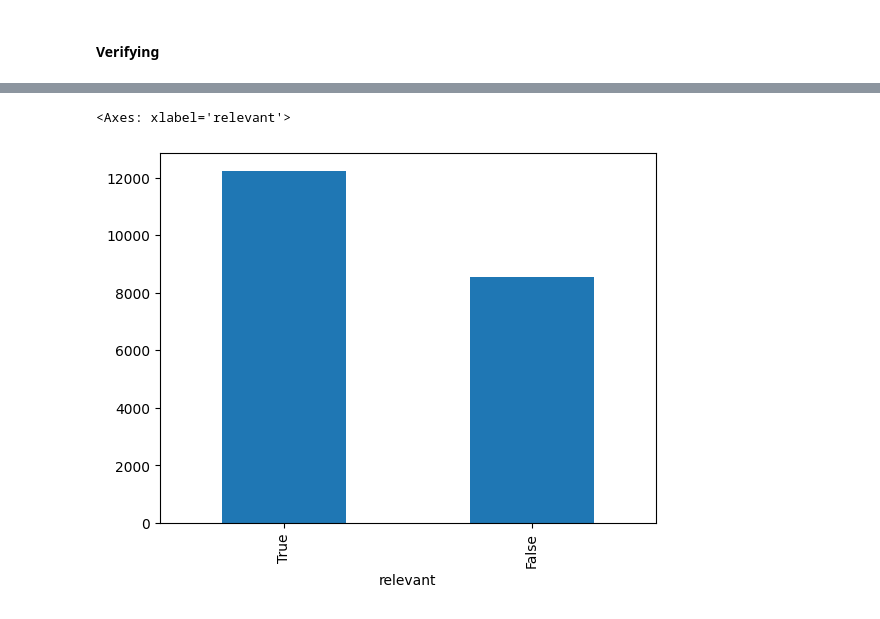
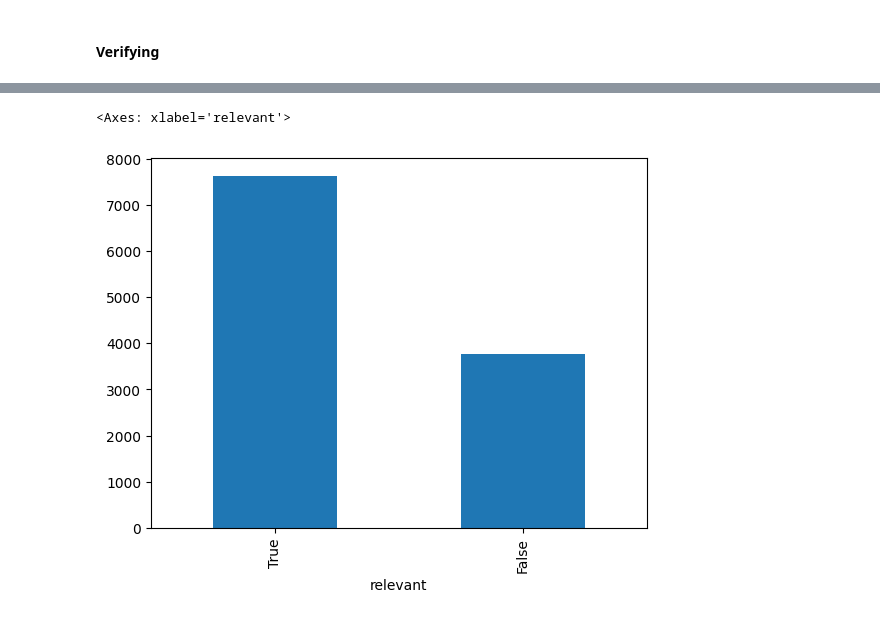
Before and after one commit to dhnhut/disaster-tweets, a Jupyter notebook: notebooks/0_dataset_CrisisMMD_v2.ipynb, the cells around one changed output, grey strips where cells are left out. Saved outputs shown, nothing was run; the diff lists cells and outputs as text; code cells hidden in the pictures.

Commit message:
Update CrisisMMD label

```diff
--- a/notebooks/0_dataset_CrisisMMD_v2.ipynb
+++ b/notebooks/0_dataset_CrisisMMD_v2.ipynb
@@ -152,0 +206,14 @@ df_agree.shape
+# %%
+informative_tweet_ids = set(df[df['label'] == 'informative']['tweet_id'])
+print(f"Number of unique tweet_ids in `informative` tweets: {len(informative_tweet_ids)}")
+
+humanitarian_tweet_ids = set(df[~df['label'].isin(['not_informative', 'informative'])]['tweet_id'])
+print(f"Number of unique tweet_ids that have humanitarian categories: {len(humanitarian_tweet_ids)}")
+
+duplicate_informative_tweet_ids = informative_tweet_ids.intersection(humanitarian_tweet_ids)
+print(f"Number of duplicate tweet_ids: {len(duplicate_informative_tweet_ids)}")
+
+print(f"Are humanitarian_tweet_ids equal to duplicate_informative_tweet_ids? {humanitarian_tweet_ids == duplicate_informative_tweet_ids}")
+
+# drop all `informative` tweets that have the same `tweet_id` in duplicate_informative_tweet_ids
+df = df[~((df['label'] == 'informative') & (df['tweet_id'].isin(duplicate_informative_tweet_ids)))]
@@ -152,0 +227,5 @@ df_agree.shape
+# %%
+print(f"Number of duplicate tweets id: {df['tweet_id'].duplicated().sum()}")
+print(f"Number of duplicate tweets text: {df['tweet_text'].duplicated().sum()}")
+# drop duplicates tweet_text
+df = df.drop_duplicates(subset=['tweet_text'])
@@ -180,6 +267,13 @@ Number of overlapping ids: 0
 # %%
-df_agree['relevant'] = df_agree['label'].apply(lambda x: False if x in ['not_humanitarian', 'not_informative'] else True)
-df_agree.rename(columns={'label': 'original_label'}, inplace=True)
-df_agree = df_agree[dataset_settings.dataset_extended_cols]
-df_agree.head()
+df['original_relevant_label']=None
+df['relevant'] = df['label'].apply(lambda x: False if x == 'not_informative' else True)
+
+# map 'not_informative' to 'not_humanitarian', and 'informative' to 'unclassified'
+df['humanitarian_label']=df['label'].apply(
+    lambda x: 'not_humanitarian' if x == 'not_informative'
+    else ('unclassified' if x == 'informative' else x))
+
+df.rename(columns={'label': 'original_humanitarian_label'}, inplace=True)
+df = df[dataset_settings.dataset_extended_cols]
+df.head()
 # %% [output]
@@ -294,7 +327,5 @@ df_agree['event_type'].value_counts().plot(kind='bar')
 # %%
-# TODO: Check why relevant are all False
-
-df_agree['relevant'].value_counts().plot(kind='bar')
+df['relevant'].value_counts().plot(kind='bar')
 # %% [output]
 <Axes: xlabel='relevant'>
-[figure, old version]
+[figure, new version]
```
Also changed, not shown: parts of 28 cells of this notebook, 1 other file.
